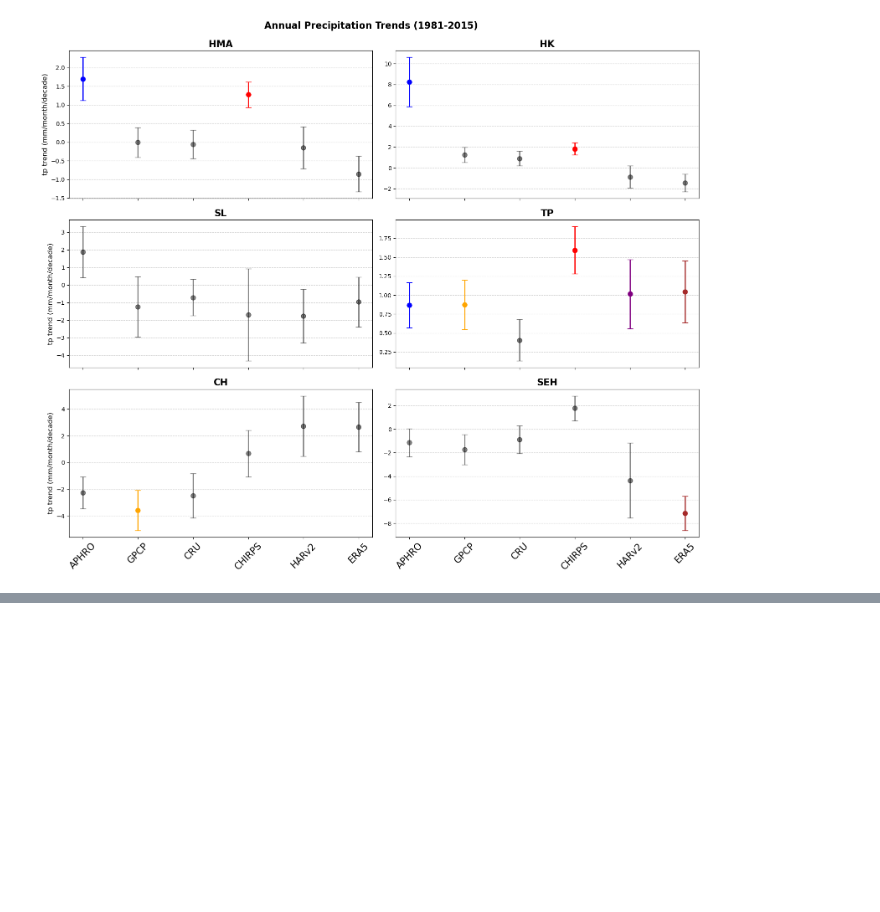
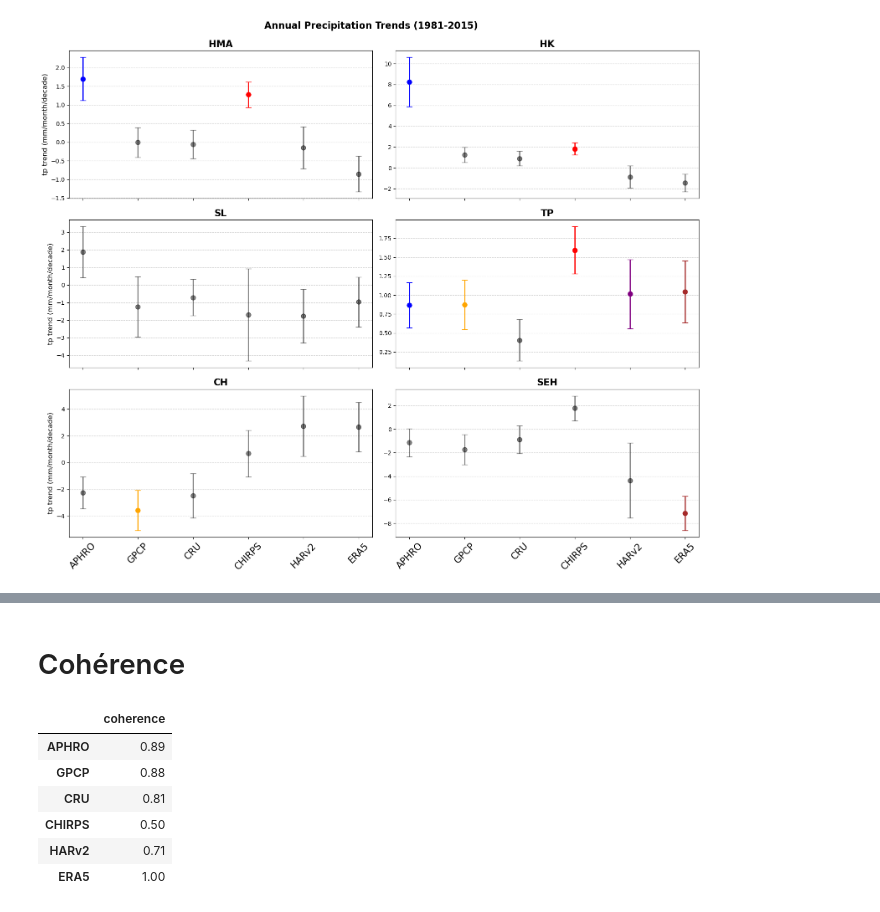
Before and after one commit to jeremy-brice/StageM2_IVT, a Jupyter notebook: time_series/Timeseries_tp_annual_domains_datasets.ipynb, the cells around one changed output, grey strips where cells are left out. Saved outputs shown, nothing was run; the diff lists cells and outputs as text; code cells hidden in the pictures; blank space fills up the shorter version.

```diff
--- a/time_series/Timeseries_tp_annual_domains_datasets.ipynb
+++ b/time_series/Timeseries_tp_annual_domains_datasets.ipynb
@@ -208,0 +556,39 @@ plt.show()
+# %% [markdown]
+# Cohérence
+# %%
+for model in models:
+    tp_datasets[model]['HMA'] = tp_datasets[model]['HMA'][tp_datasets[model]['HMA']['year'].between(1981, 2005)]
+# %%
+domain = 'HMA'
+ref_model = 'ERA5'
+
+coherence = pd.DataFrame(index=models, columns=['coherence'], dtype=float)
+
+# référence
+ref_df = tp_datasets[ref_model][domain][['year', 'tp']]
+
+for model in models:
+    df = tp_datasets[model][domain][['year', 'tp']]
+
+    # merge sur les années communes
+    merged = pd.merge(
+        ref_df,
+        df,
+        on='year',
+        suffixes=('_ref', '_model')
+    ).dropna()
+
+    # corrélation (Pearson)
+    corr = merged['tp_ref'].corr(merged['tp_model'])
+
+    coherence.loc[model, 'coherence'] = corr
+
+display(coherence.style.format("{:.2f}"))
+# %% [output]
+|  | coherence |
+| APHRO | 0.89 |
+| GPCP | 0.88 |
+| CRU | 0.81 |
+| CHIRPS | 0.50 |
+| HARv2 | 0.71 |
+| ERA5 | 1.00 |
```
Also changed, not shown: parts of 12 cells of this notebook, 2 other files.
